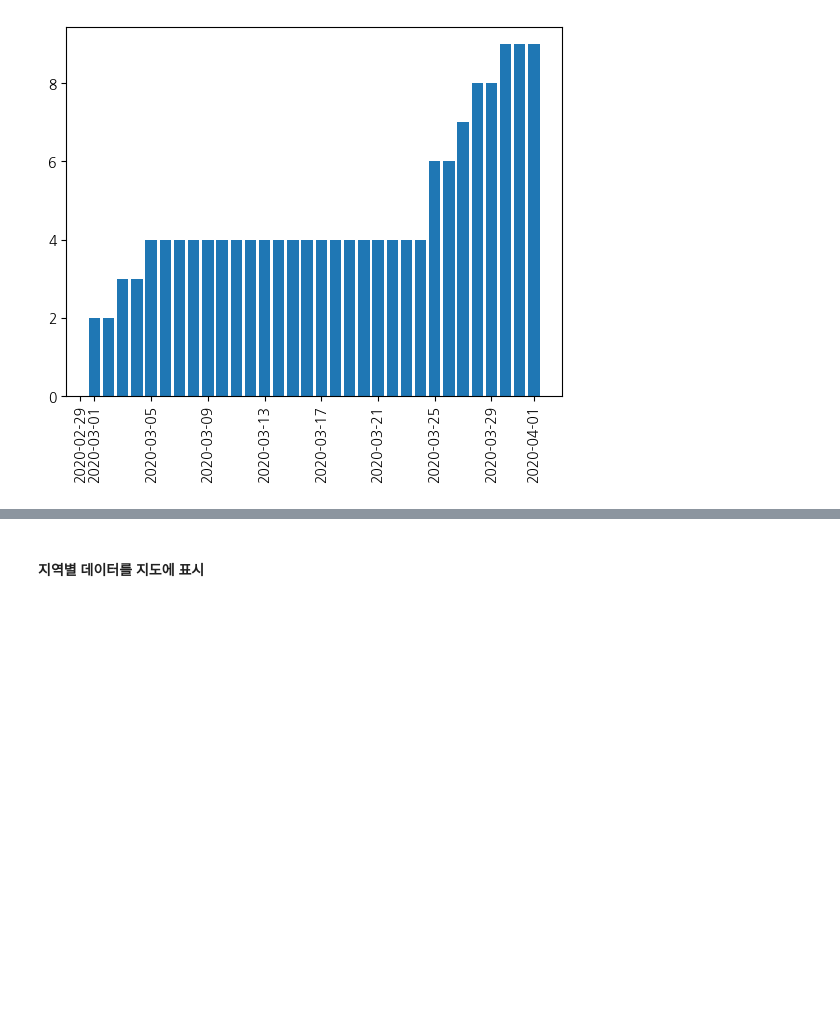
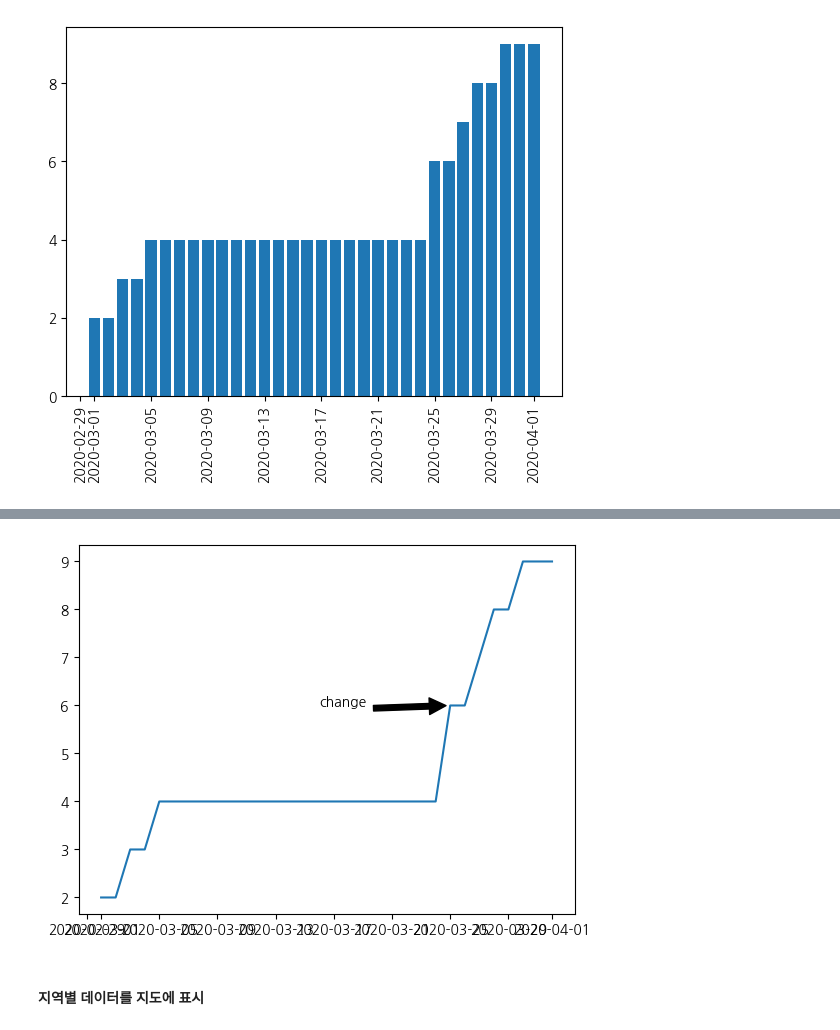
Before and after one commit to Haaahm/DA_School_1, a Jupyter notebook: 정리노트/0531_EDA_2.ipynb, the cells around one changed output, grey strips where cells are left out. Saved outputs shown, nothing was run; the diff lists cells and outputs as text; code cells hidden in the pictures; blank space fills up the shorter version.

```diff
--- a/정리노트/0531_EDA_2.ipynb
+++ b/정리노트/0531_EDA_2.ipynb
@@ -769,3 +782,10 @@ plt.show()
+# %%
+plt.annotate('change', xy=(mdates.date2num(jeju.index[24]), 6), xytext=(mdates.date2num(jeju.index[15]), 6),
+            arrowprops=dict(facecolor='black', shrink=0.05))
+plt.plot(jeju)
+plt.show()
+# %% [output]
+[figure, added]
 # %% [markdown]
 #### 지역별 데이터를 지도에 표시
 # %% [markdown]
```
Also changed, not shown: parts of 2 cells of this notebook.
